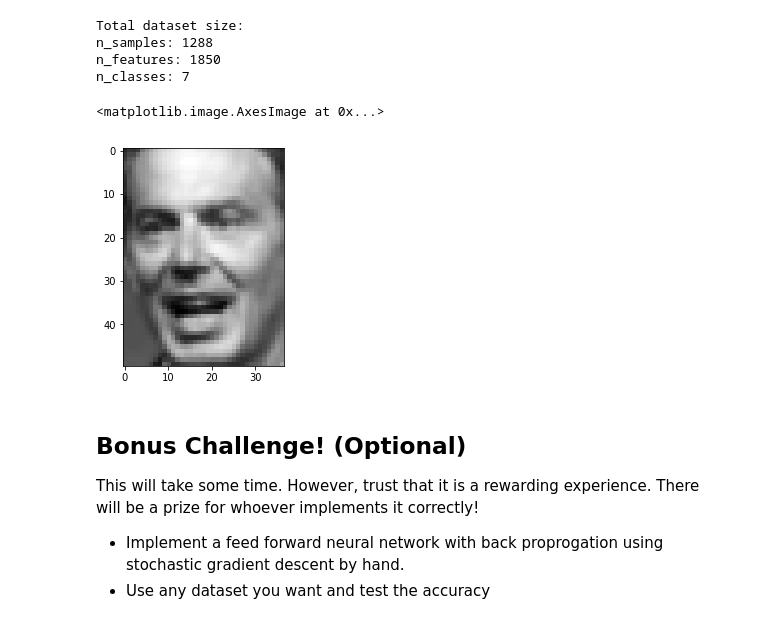
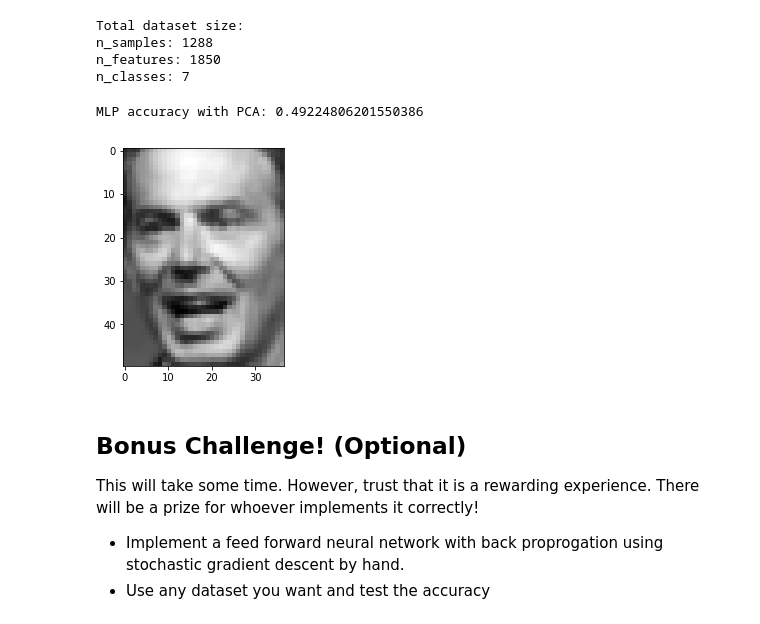
Before and after one commit to McGillAISociety/mais-bootcamp-w2019, a Jupyter notebook: Assignment4/MAIS 202 - Assignment 4.ipynb, the cells around one changed output. Cells and saved outputs as stored; diff of their text form; code cells hidden in the pictures.

```diff
--- a/Assignment4/MAIS 202 - Assignment 4.ipynb
+++ b/Assignment4/MAIS 202 - Assignment 4.ipynb
@@ -90,7 +252,7 @@ In the 1980's', Alex 'Sandy' Pentland came up with 'EigenFaces'. A novel way for
 from sklearn.datasets import fetch_lfw_people
 
 # uncomment below to load dataset(takes ~5 mins to load data)
-# lfw_people = fetch_lfw_people(min_faces_per_person=70, resize=0.4)
+lfw_people = fetch_lfw_people(min_faces_per_person=70, resize=0.4)
 
 # introspect the images arrays to find the shapes (for plotting)
 n_samples, h, w = lfw_people.images.shape
@@ -113,14 +275,43 @@ Total dataset size:
 n_samples: 1288
 n_features: 1850
 n_classes: 7
-# %%
-# plot an example image
-plt.imshow(X[1].reshape(h,w), cmap = 'gray')
-
-### insert your code here ###
-# %% [output]
-<matplotlib.image.AxesImage at 0x...>
-[figure, removed]
+# %%
+import matplotlib.pyplot as plt
+# plot an example image
+plt.imshow(X[1].reshape(h,w), cmap = 'gray')
+
+### insert your code here ###
+from sklearn.neural_network import MLPClassifier
+from sklearn.metrics import accuracy_score
+from sklearn.decomposition import PCA
+
+pca = PCA(n_components = 50)
+pca.fit(X)
+
+X_pca = pca.transform(X)
+
+#split data 80-20
+x_train_pca = X_pca[:1030]
+y_train_pca = y[:1030]
+
+x_test_pca = X_pca[1030:]
+y_test_pca = y[1030:]
+
+clf = MLPClassifier(solver='lbfgs', alpha=1e-5, hidden_layer_sizes=(5, 2), random_state=1)
+clf.fit(x_train_pca, y_train_pca)
+MLPClassifier(activation='relu', alpha=1e-05, batch_size='auto',
+              beta_1=0.9, beta_2=0.999, early_stopping=False,
+              epsilon=1e-08, hidden_layer_sizes=(5, 2),
+              learning_rate='constant', learning_rate_init=0.001,
+              max_iter=200, momentum=0.9, n_iter_no_change=10,
+              nesterovs_momentum=True, power_t=0.5, random_state=1,
+              shuffle=True, solver='lbfgs', tol=0.0001,
+              validation_fraction=0.1, verbose=False, warm_start=False)
+y_pred_pca = clf.predict(x_test_pca)
+print('MLP accuracy with PCA: {}'.format(accuracy_score(y_test_pca, y_pred_pca)))
+# %% [output]
+MLP accuracy with PCA: 0.49224806201550386
+[figure, added]
 # %% [markdown]
 ## Bonus Challenge! (Optional)
 
```
Also changed, not shown: parts of 13 cells of this notebook, 1 other file.
